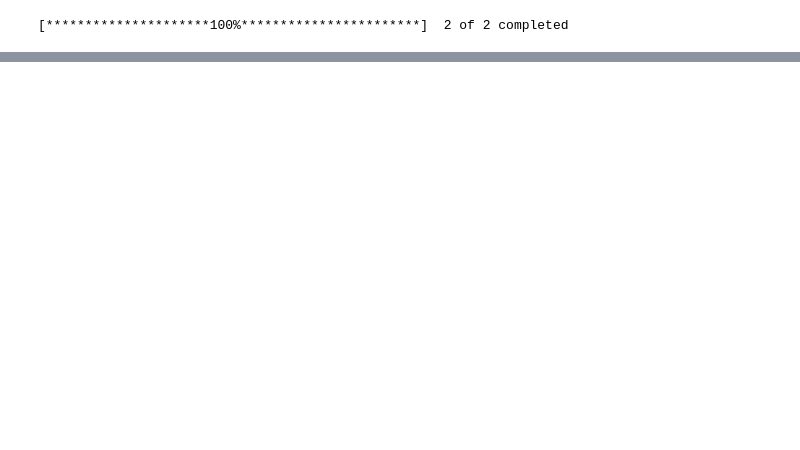
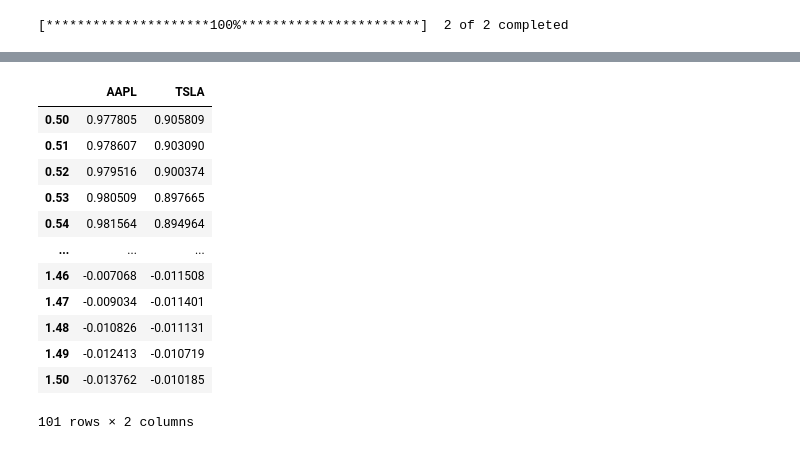
Before and after one commit to BenBowring/OptionSite, a Jupyter notebook: delta_test.ipynb, the cells around one changed output, grey strips where cells are left out. Cells and saved outputs as stored; diff of their text form; code cells hidden in the pictures; blank space fills up the shorter version.

```diff
--- a/delta_test.ipynb
+++ b/delta_test.ipynb
@@ -75,0 +37,16 @@ test.test_dict['XLF']
+# %%
+test.curve_df
+# %% [output]
+|  | AAPL | TSLA |
+| 0.50 | 0.977805 | 0.905809 |
+| 0.51 | 0.978607 | 0.903090 |
+| 0.52 | 0.979516 | 0.900374 |
+| 0.53 | 0.980509 | 0.897665 |
+| 0.54 | 0.981564 | 0.894964 |
+| ... | ... | ... |
+| 1.46 | -0.007068 | -0.011508 |
+| 1.47 | -0.009034 | -0.011401 |
+| 1.48 | -0.010826 | -0.011131 |
+| 1.49 | -0.012413 | -0.010719 |
+| 1.50 | -0.013762 | -0.010185 |
+101 rows × 2 columns
```
Also changed, not shown: parts of 18 cells of this notebook, 4 other files.
